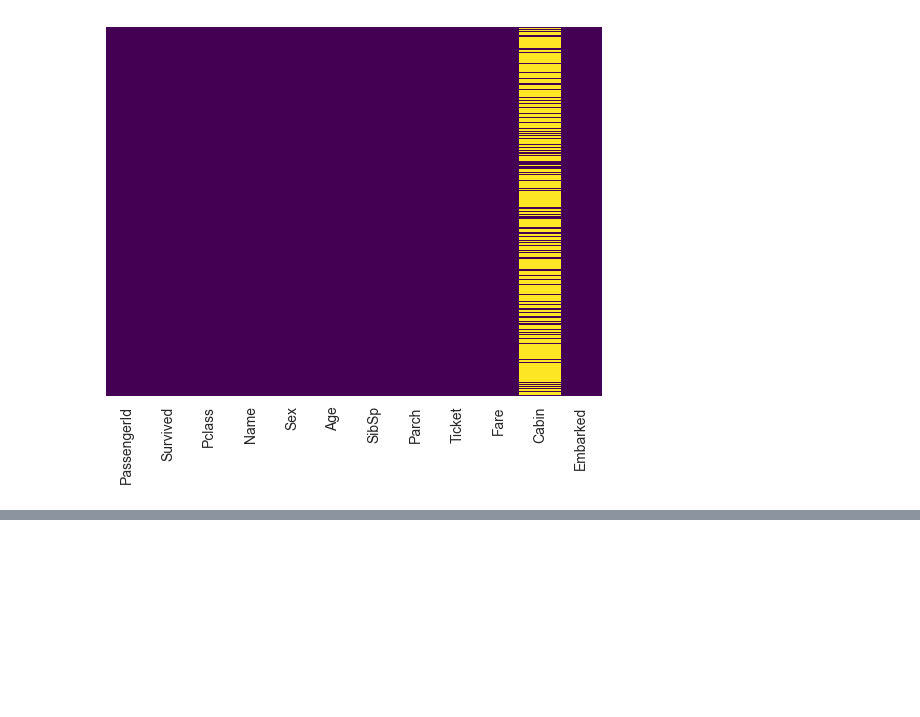
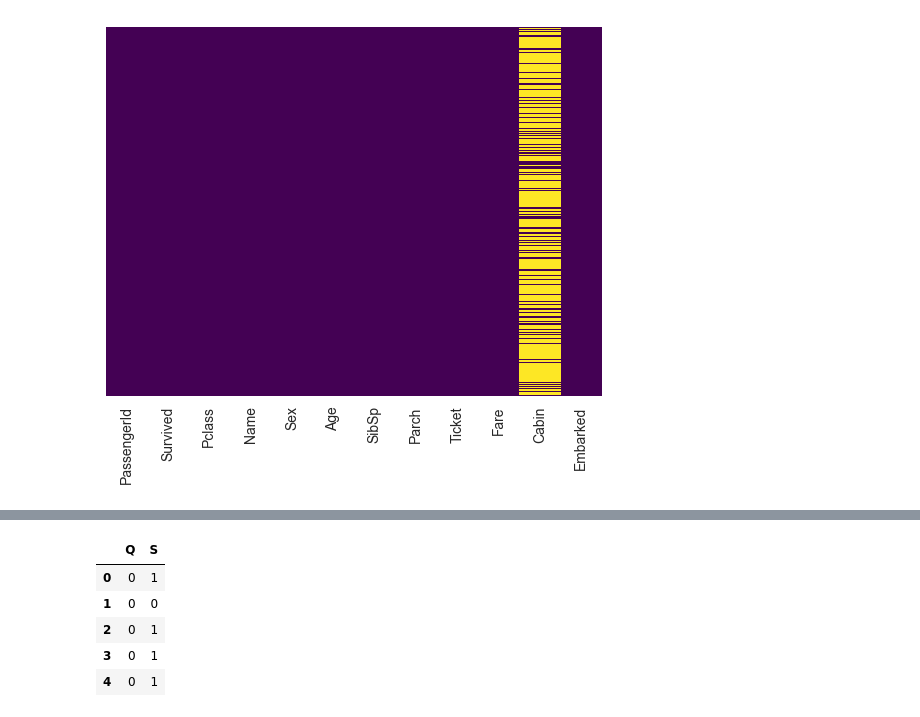
Before and after one commit to shiva-coding-dev/Machine-Learning-Basics, a Jupyter notebook: Exploratory Data Analysis/titanic_train.ipynb, the cells around one changed output, grey strips where cells are left out. Drawn from its saved outputs; the diff is of its cells as text; code cells hidden in the pictures; blank space fills up the shorter version.

```diff
--- a/Exploratory Data Analysis/titanic_train.ipynb
+++ b/Exploratory Data Analysis/titanic_train.ipynb
@@ -110,0 +139,9 @@ sns.heatmap(train.isnull(), yticklabels=False , cbar=False , cmap='viridis')
+# %%
+pd.get_dummies(train['Embarked'], drop_first=True , dtype=int).head()
+# %% [output]
+|  | Q | S |
+| 0 | 0 | 1 |
+| 1 | 0 | 0 |
+| 2 | 0 | 1 |
+| 3 | 0 | 1 |
+| 4 | 0 | 1 |
```
Also changed, not shown: parts of 11 cells of this notebook.
